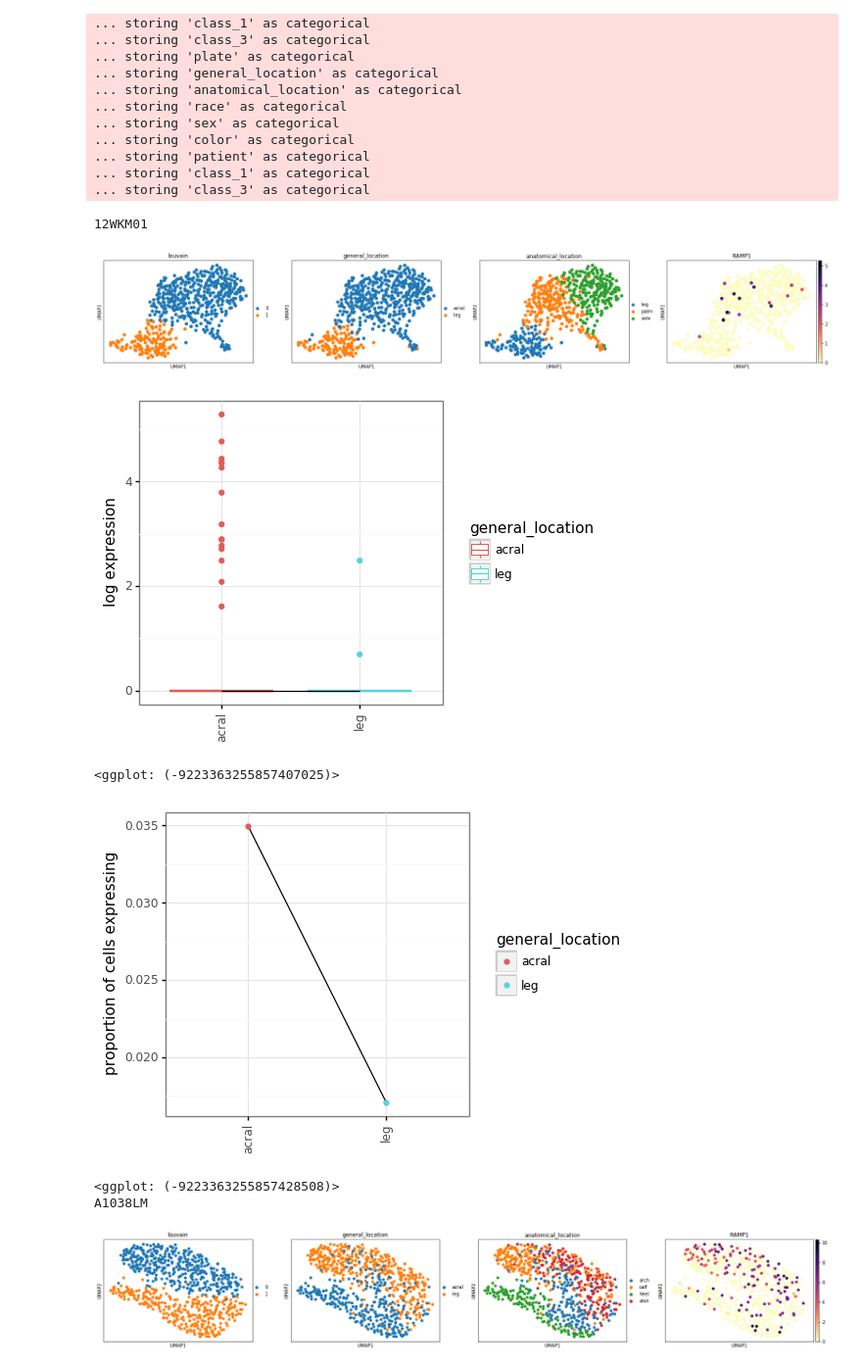
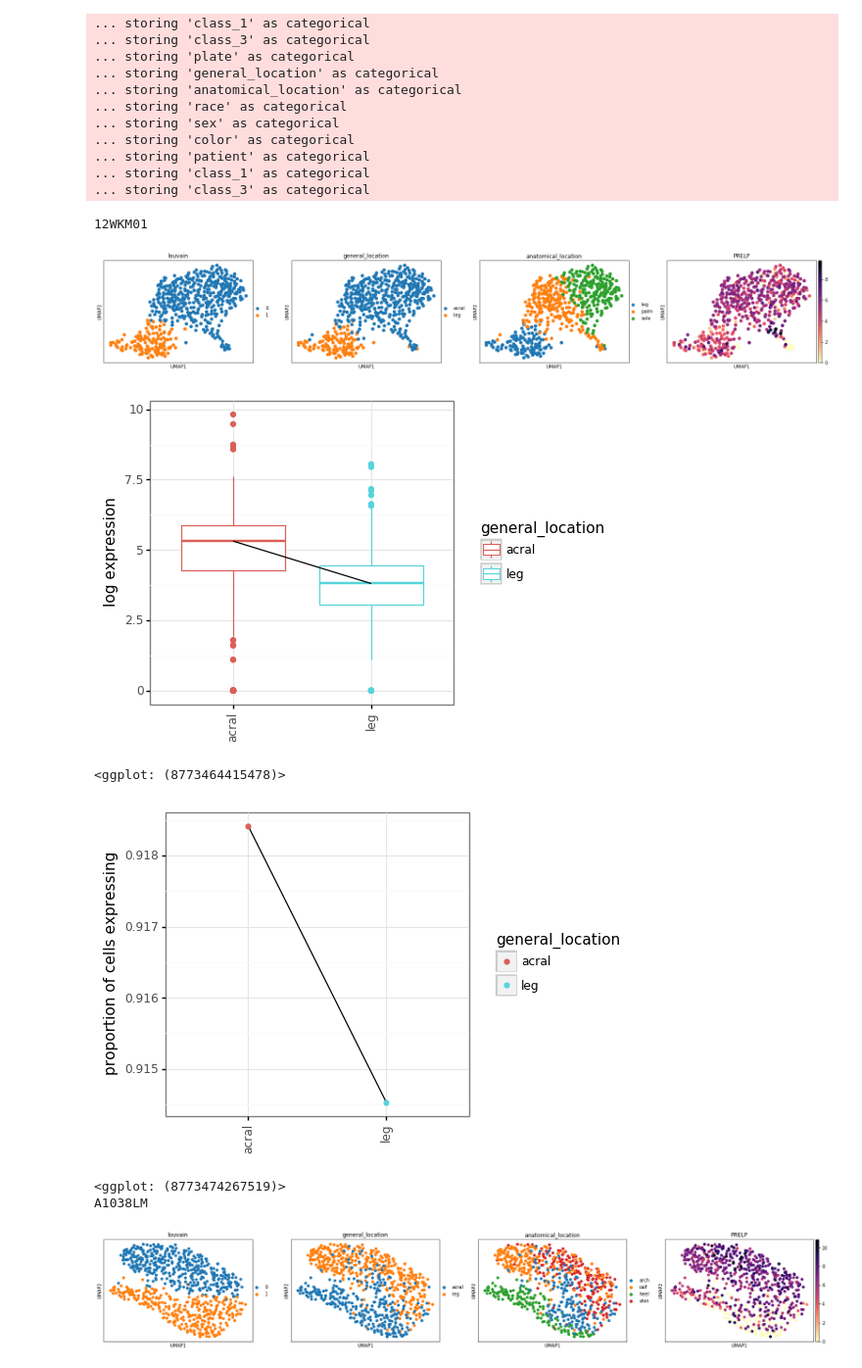
Before and after one commit to czbiohub/darmanis_group_DL_notebook, a Jupyter notebook: DL20190123_mel_aging_acral_analysis-PUBLIC.ipynb, the cells around one changed output. Shown: that part at 98% size. Drawn from its saved outputs; the diff is of its cells as text; code cells hidden in the pictures.

```diff
--- a/DL20190123_mel_aging_acral_analysis-PUBLIC.ipynb
+++ b/DL20190123_mel_aging_acral_analysis-PUBLIC.ipynb
@@ -107,38 +107,38 @@ for idx, patientOI in enumerate(patientOIs):
 # Visualize clustering
 # This chuck displays UMAPS
 ###############################################
 ###############################################
 
 # Specify patients of interest
 patientOIs = ['12WKM01', 'A1038LM']
 
 # Specify gene of interest
-geneOI = 'RAMP1'
+geneOI = 'PRELP'
 
 # Specify grouping for expression analysis
 groupby = 'general_location'
 
 ###############################################
 
 for idx, patientOI in enumerate(patientOIs):
     print(patientOI)
     exec(f'sc.pl.umap(adata_{patientOI}, color=["louvain","general_location","anatomical_location","{geneOI}"], cmap = "magma_r")')
 
     input_adata = eval(f'adata_{patientOI}')
     gene2plots(input_adata, geneOI, groupby)
 
 out = symbol2field(geneOI)
 output = [print(f'{idx}: ',
        x['query'],
        '\n',x['summary']) if ('summary' in x.keys()) else print(f'{idx}: ',
                                                                 x['query'],
                                                                 '\n','N/A') for idx, x in enumerate(out)]
 # %% [output]
 12WKM01
-[figure, old version]
+[figure, new version]
-[figure, old version]
+[figure, new version]
-<ggplot: (-9223363255857407025)>
+<ggplot: (8773464415478)>
-[figure, old version]
+[figure, new version]
-<ggplot: (-9223363255857428508)>
+<ggplot: (8773474267519)>
 A1038LM
-[figure, old version]
+[figure, new version]
```
Also changed, not shown: parts of 1 cell of this notebook, 6 other files.
